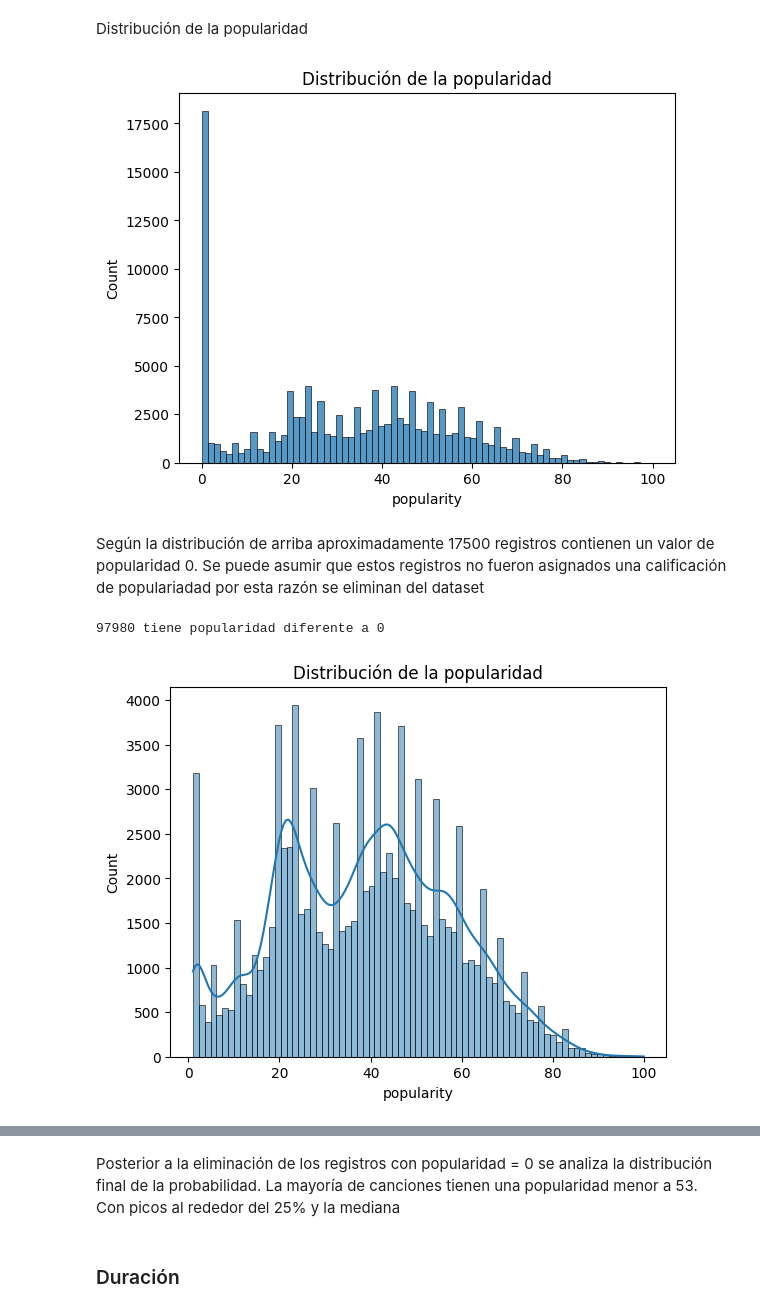
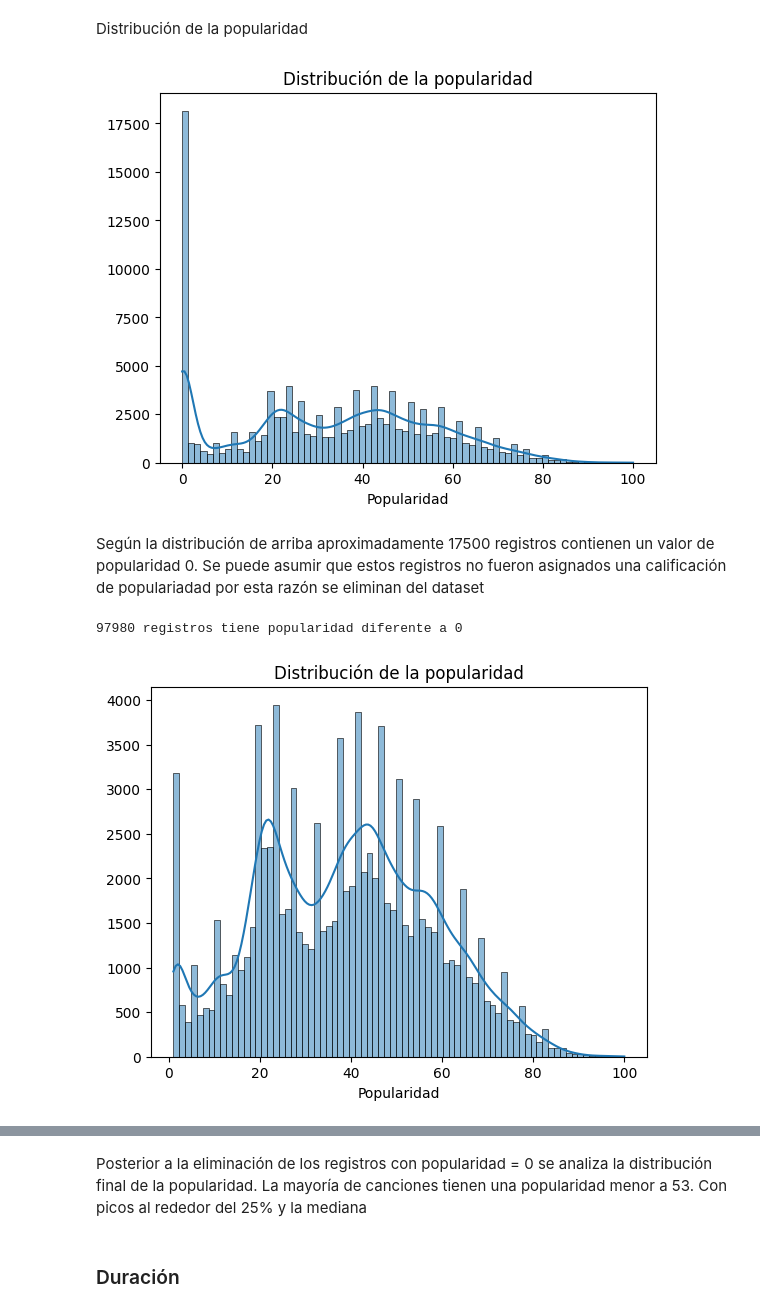
Before and after one commit to AEEM1993/Caso_Practico_Estadistica, a Jupyter notebook: caso_practico_v2.ipynb, the cells around one changed output, grey strips where cells are left out. Saved outputs shown, nothing was run; the diff lists cells and outputs as text; code cells hidden in the pictures.

```diff
--- a/caso_practico_v2.ipynb
+++ b/caso_practico_v2.ipynb
@@ -111,24 +124,28 @@ df_process.rename(columns={"duration_ms":"duration_min"}, inplace=True)
 # %% [markdown]
 Distribución de la popularidad
 # %%
-sns.histplot(df_process["popularity"])
+sns.histplot(df_process["popularity"], kde=True)
 plt.title("Distribución de la popularidad")
+plt.ylabel("")
+plt.xlabel("Popularidad")
 plt.show()
 # %% [output]
-[figure, old version]
+[figure, new version]
 # %% [markdown]
 Según la distribución de arriba aproximadamente 17500 registros contienen un valor de popularidad 0. Se puede asumir que estos registros no fueron asignados una calificación de populariadad por esta razón se eliminan del dataset
 # %%
 df_process = df_process[df_process["popularity"] != 0]
-print(f'{len(df_process)} tiene popularidad diferente a 0')
+print(f'{len(df_process)} registros tiene popularidad diferente a 0')
 # %% [output]
-97980 tiene popularidad diferente a 0
+97980 registros tiene popularidad diferente a 0
 # %%
 sns.histplot(df_process["popularity"], kde=True)
 plt.title("Distribución de la popularidad")
+plt.ylabel("")
+plt.xlabel("Popularidad")
 plt.show()
 # %% [output]
-[figure, old version]
+[figure, new version]
 # %%
 df_process.describe().transpose().drop(columns=["count"])
 # %% [output]
@@ -145,7 +162,7 @@ df_process.describe().transpose().drop(columns=["count"])
 | valence | 0.468711 | 0.258619 | 0.000000 | 0.254000 | 0.45500 | 0.675000 | 0.99500 |
 | tempo | 122.682976 | 29.963442 | 0.000000 | 99.966000 | 122.74350 | 141.091000 | 243.37200 |
 # %% [markdown]
-Posterior a la eliminación de los registros con popularidad = 0 se analiza la distribución final de la probabilidad. La mayoría de canciones tienen una popularidad menor a 53. Con picos al rededor del 25% y la mediana
+Posterior a la eliminación de los registros con popularidad = 0 se analiza la distribución final de la popularidad. La mayoría de canciones tienen una popularidad menor a 53. Con picos al rededor del 25% y la mediana
 # %% [markdown]
 ### Duración
 # %%
```
Also changed, not shown: parts of 26 cells of this notebook.
